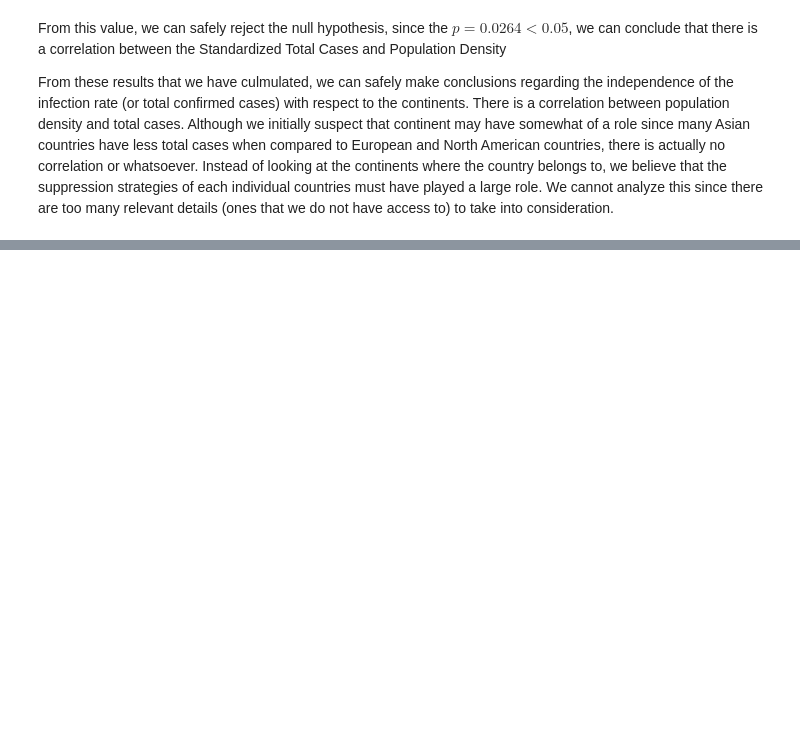
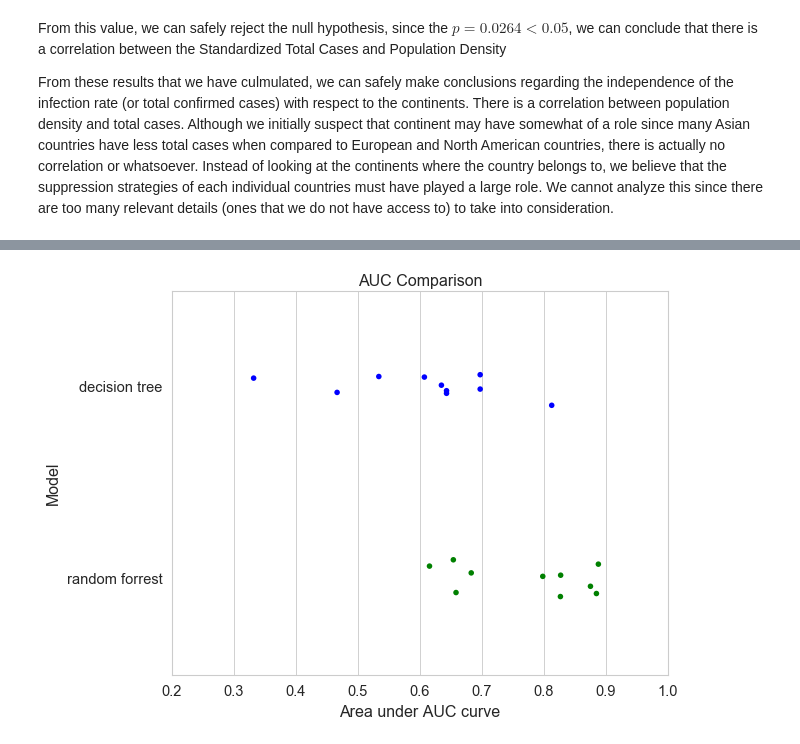
Before and after one commit to TEthanT/TEthanT.github.io, a Jupyter notebook: FinalProject.ipynb, the cells around one changed output, grey strips where cells are left out. Saved outputs shown, nothing was run; the diff lists cells and outputs as text; code cells hidden in the pictures; blank space fills up the shorter version.

```diff
--- a/FinalProject.ipynb
+++ b/FinalProject.ipynb
@@ -435,0 +544,18 @@ From these results that we have culmulated, we can safely make conclusions regar
+# %%
+# switch to a 'wide' data frame
+std_df['location'] = std_df.index
+std_df = (std_df[['location','date','std_new_case']]
+  .pivot(index='location', columns='date', values='std_new_case'))
+
+# construct matrix of quarterly differences
+mat1 = std_df.iloc[:,1:].to_numpy()
+mat2 = std_df.iloc[:,:-1].to_numpy()
+X = mat1 - mat2
+
+# convert all NaN to 0, because new cases at those points in reality would be 0
+X[np.isnan(X)] = 0
+
+# get the outcome from the dataframe we created
+outcome_df['y'] = 0
+outcome_df['y'] = outcome_df['y'].where(outcome_df['Direction'] == "Down", 1)
+y = outcome_df['y'].to_numpy()
@@ -435,0 +604,16 @@ From these results that we have culmulated, we can safely make conclusions regar
+# %%
+# get roc curve data for random forrest model
+rf_curve_df, rf_auc_df = get_roc_data(rf_cv, cv_obj)
+rf_curve_df['model'] = 'random forrest'
+rf_auc_df['model'] = 'random forrest'
+# %%
+# get roc curve data for decision tree model
+dt_curve_df, dt_auc_df = get_roc_data(dt_cv, cv_obj)
+dt_curve_df['model'] = 'decision tree'
+dt_auc_df['model'] = 'decision tree'
+# %%
+# combine the roc curve data
+curve_df = pd.concat([dt_curve_df, rf_curve_df])
+auc_df = pd.concat([dt_auc_df, rf_auc_df])
+
+auc_df
@@ -435,0 +638,11 @@ From these results that we have culmulated, we can safely make conclusions regar
+# %%
+sns.set_context('paper', font_scale=1.5)
+sns.set_style('whitegrid')
+plt.figure(figsize=(8,6))
+ax = sns.stripplot(x='auc', y='model', data=auc_df)
+plt.title('AUC Comparison')
+plt.xlabel('Area under AUC curve')
+plt.ylabel('Model')
+plt.show()
+# %% [output]
+[figure, added]
```
Also changed, not shown: parts of 27 cells of this notebook.
